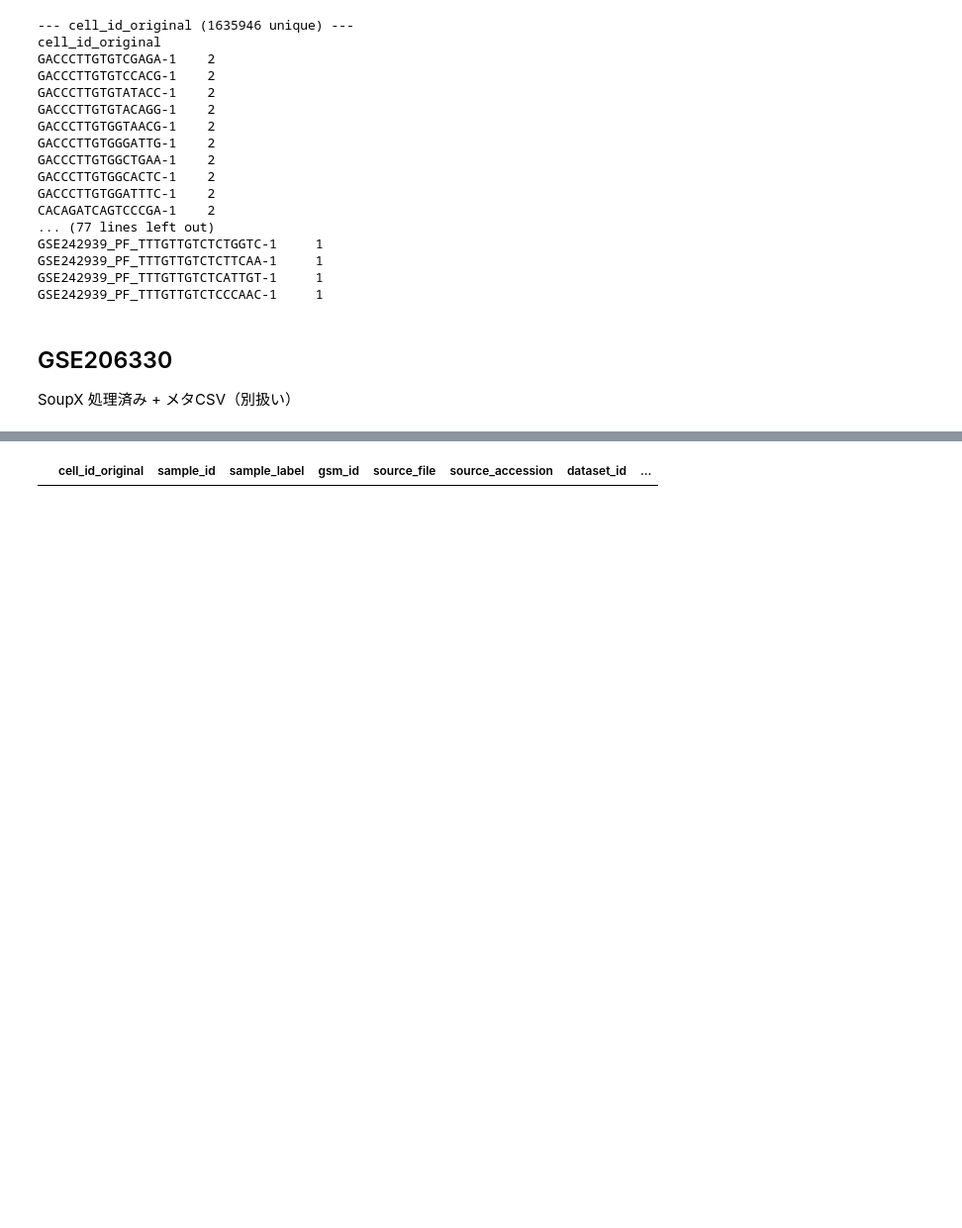
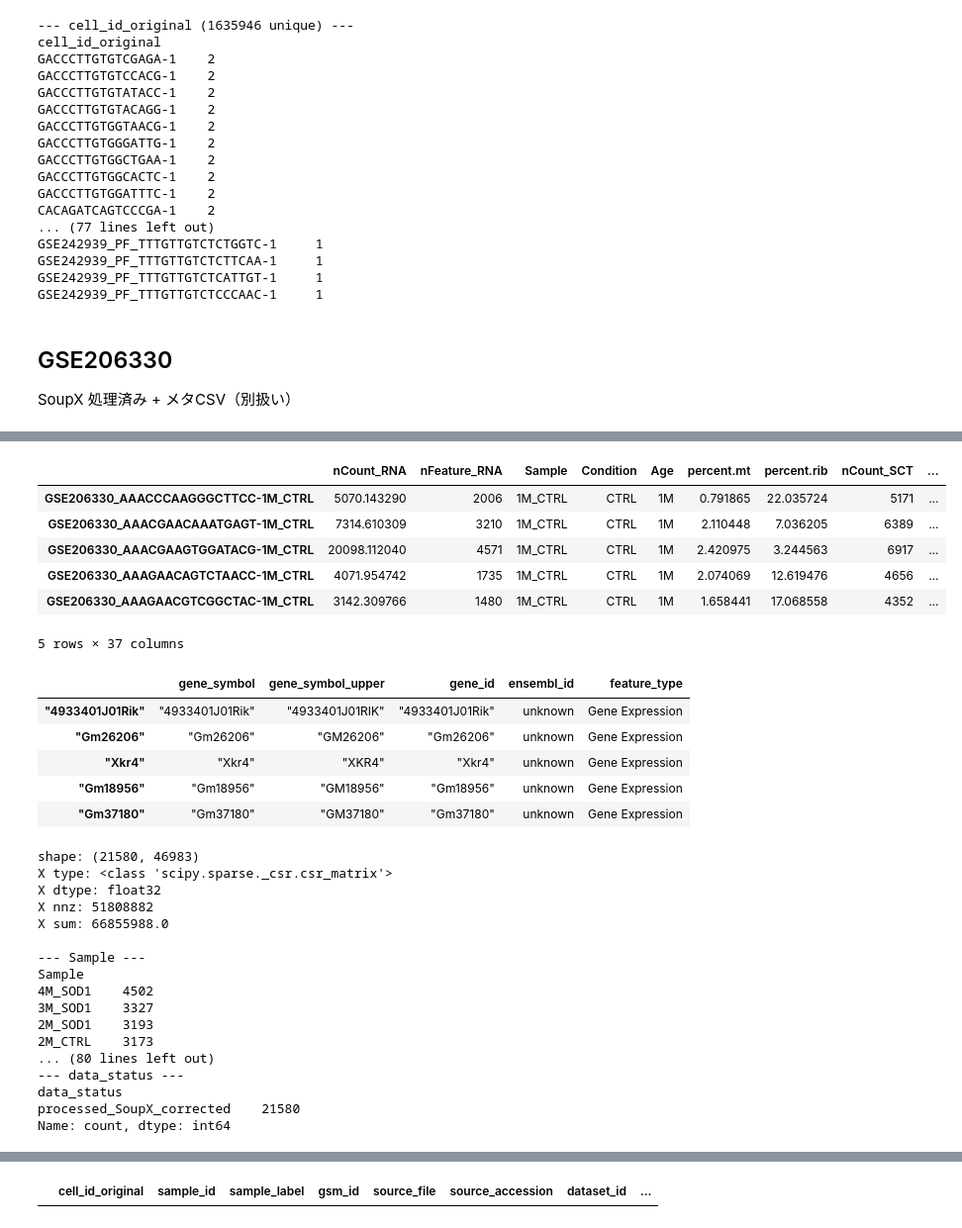
Before and after one commit to Bioinfo-Rafael/SMA, a Jupyter notebook: v2/notebooks/python/01_load_and_inspect_each_gse.ipynb, the cells around one changed output, grey strips where cells are left out. Shown at 99% size. Drawn from its saved outputs; the diff is of its cells as text; code cells hidden in the pictures; blank space fills up the shorter version.

```diff
--- a/v2/notebooks/python/01_load_and_inspect_each_gse.ipynb
+++ b/v2/notebooks/python/01_load_and_inspect_each_gse.ipynb
@@ -430 +696,56 @@ SoupX 処理済み + メタCSV（別扱い）
+# %%
+display(adata_fixed.obs.head())
+display(adata_fixed.var.head())
+
+print("shape:", adata_fixed.shape)
+print("X type:", type(adata_fixed.X))
+print("X dtype:", adata_fixed.X.dtype)
+print("X nnz:", adata_fixed.X.nnz)
+print("X sum:", float(adata_fixed.X.sum()))
+
+for col in [
+    "Sample",
+    "Condition",
+    "Age",
+    "sex",
+    "seurat_clusters",
+    "cell_type",
+    "sample_id",
+    "disease_status",
+    "data_status",
+]:
+    if col in adata_fixed.obs.columns:
+        print(f"\n--- {col} ---")
+        print(adata_fixed.obs[col].value_counts(dropna=False).head(30))
+# %% [output]
+|  | nCount_RNA | nFeature_RNA | Sample | Condition | Age | percent.mt | percent.rib | nCount_SCT | ... |
+| GSE206330_AAACCCAAGGGCTTCC-1M_CTRL | 5070.143290 | 2006 | 1M_CTRL | CTRL | 1M | 0.791865 | 22.035724 | 5171 | ... |
+| GSE206330_AAACGAACAAATGAGT-1M_CTRL | 7314.610309 | 3210 | 1M_CTRL | CTRL | 1M | 2.110448 | 7.036205 | 6389 | ... |
+| GSE206330_AAACGAAGTGGATACG-1M_CTRL | 20098.112040 | 4571 | 1M_CTRL | CTRL | 1M | 2.420975 | 3.244563 | 6917 | ... |
+| GSE206330_AAAGAACAGTCTAACC-1M_CTRL | 4071.954742 | 1735 | 1M_CTRL | CTRL | 1M | 2.074069 | 12.619476 | 4656 | ... |
+| GSE206330_AAAGAACGTCGGCTAC-1M_CTRL | 3142.309766 | 1480 | 1M_CTRL | CTRL | 1M | 1.658441 | 17.068558 | 4352 | ... |
+5 rows × 37 columns
+|  | gene_symbol | gene_symbol_upper | gene_id | ensembl_id | feature_type |
+| "4933401J01Rik" | "4933401J01Rik" | "4933401J01RIK" | "4933401J01Rik" | unknown | Gene Expression |
+| "Gm26206" | "Gm26206" | "GM26206" | "Gm26206" | unknown | Gene Expression |
+| "Xkr4" | "Xkr4" | "XKR4" | "Xkr4" | unknown | Gene Expression |
+| "Gm18956" | "Gm18956" | "GM18956" | "Gm18956" | unknown | Gene Expression |
+| "Gm37180" | "Gm37180" | "GM37180" | "Gm37180" | unknown | Gene Expression |
+shape: (21580, 46983)
+X type: <class 'scipy.sparse._csr.csr_matrix'>
+X dtype: float32
+X nnz: 51808882
+X sum: 66855988.0
+
+--- Sample ---
+Sample
+4M_SOD1    4502
+3M_SOD1    3327
+2M_SOD1    3193
+2M_CTRL    3173
+... (80 lines left out)
+--- data_status ---
+data_status
+processed_SoupX_corrected    21580
+Name: count, dtype: int64
 # %%
```
Also changed, not shown: parts of 4 cells of this notebook.
